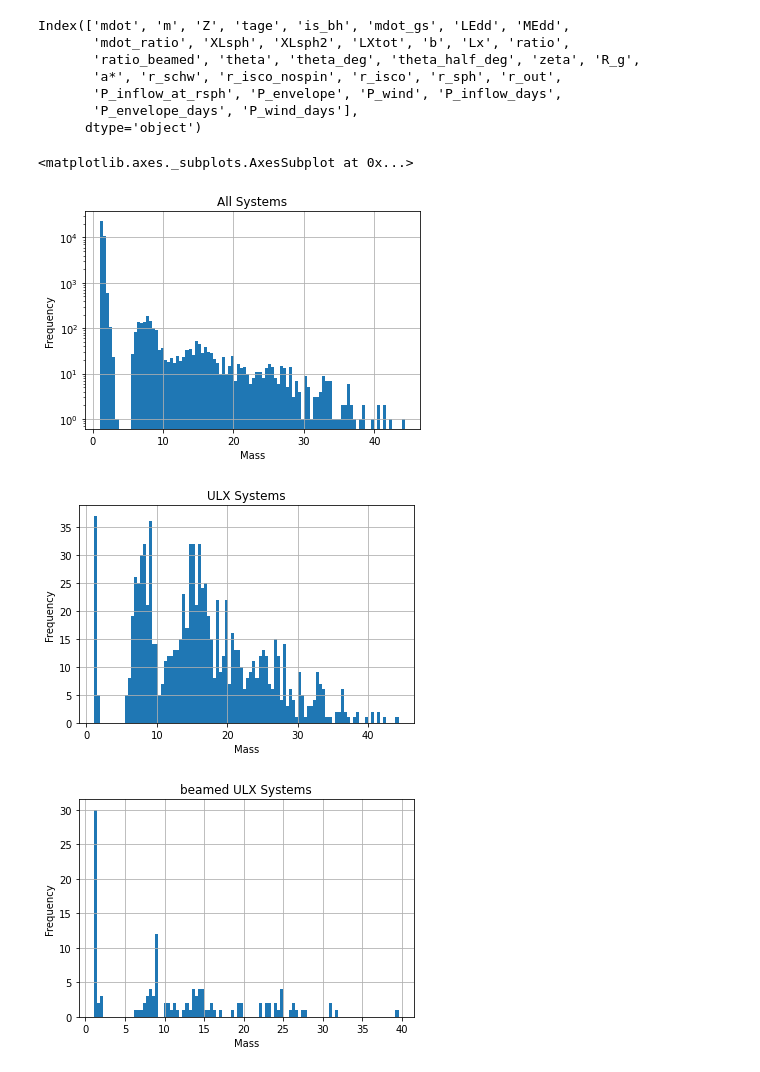
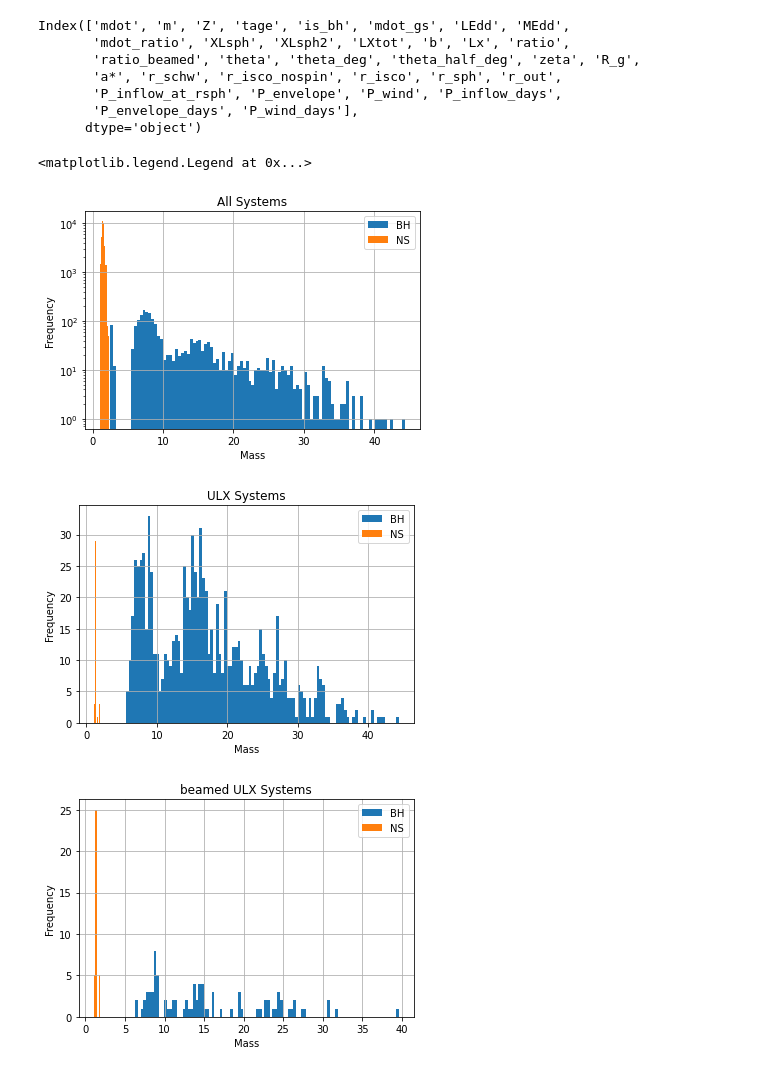
Before and after one commit to nx1/ulx_pop, a Jupyter notebook: notebooks/df_systems.ipynb, the cells around one changed output. Cells and saved outputs as stored; diff of their text form; code cells hidden in the pictures.

```diff
--- a/notebooks/df_systems.ipynb
+++ b/notebooks/df_systems.ipynb
@@ -23,3 +41,10 @@ df_beamed = load_systems_dataframe(ulx_only=True, beamed=True, half_opening_l_45
+# %%
+df_all_bh = df_all[df_all['is_bh']==1]
+df_all_ns = df_all[df_all['is_bh']==0]
+df_ulx_bh = df_ulx[df_ulx['is_bh']==1]
+df_ulx_ns = df_ulx[df_ulx['is_bh']==0]
+df_beamed_bh = df_beamed[df_beamed['is_bh']==1]
+df_beamed_ns = df_beamed[df_beamed['is_bh']==0]
 # %%
 df_all.columns
 # %% [output]
@@ -38,27 +63,34 @@ gr_columns = ['zeta', 'r_schw', 'r_isco_nospin', 'r_isco', 'r_out', 'P_wind', 'r
 # %%
 fig, ax = plt.subplots()
 plt.title('All Systems')
 plt.xlabel('Mass')
 plt.ylabel('Frequency')
-df_all['m'].hist(ax=ax, bins=100)
+df_all_bh['m'].hist(ax=ax, bins=100, label='BH')
+df_all_ns['m'].hist(ax=ax, bins=10, label='NS')
 ax.set_yscale('log')
+plt.legend()
 
 fig, ax = plt.subplots()
 plt.title('ULX Systems')
 plt.xlabel('Mass')
 plt.ylabel('Frequency')
-df_ulx['m'].hist(ax=ax, bins=100)
+df_ulx_bh['m'].hist(ax=ax, bins=100, label='BH')
+df_ulx_ns['m'].hist(ax=ax, bins=10, label='NS')
+plt.legend()
+
 
 fig, ax = plt.subplots()
 plt.title('beamed ULX Systems')
 plt.xlabel('Mass')
 plt.ylabel('Frequency')
-df_beamed['m'].hist(ax=ax, bins=100)
+df_beamed_bh['m'].hist(ax=ax, bins=100, label='BH')
+df_beamed_ns['m'].hist(ax=ax, bins=5, label='NS')
+plt.legend()
 # %% [output]
-<matplotlib.axes._subplots.AxesSubplot at 0x...>
+<matplotlib.legend.Legend at 0x...>
-[figure, old version]
+[figure, new version]
-[figure, old version]
+[figure, new version]
-[figure, old version]
+[figure, new version]
 # %%
 fig, ax = plt.subplots()
 plt.title('All Systems')
```
Also changed, not shown: parts of 20 cells of this notebook, 24 other files.
